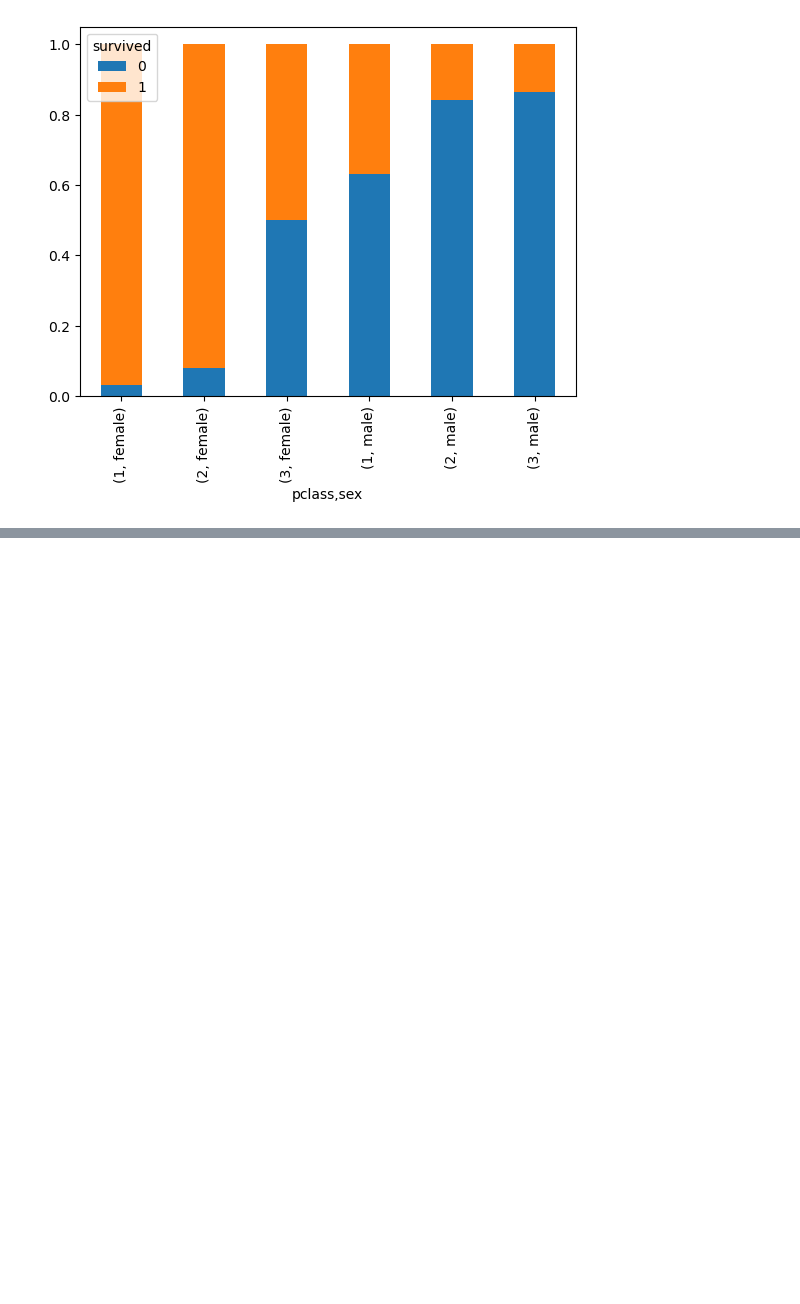
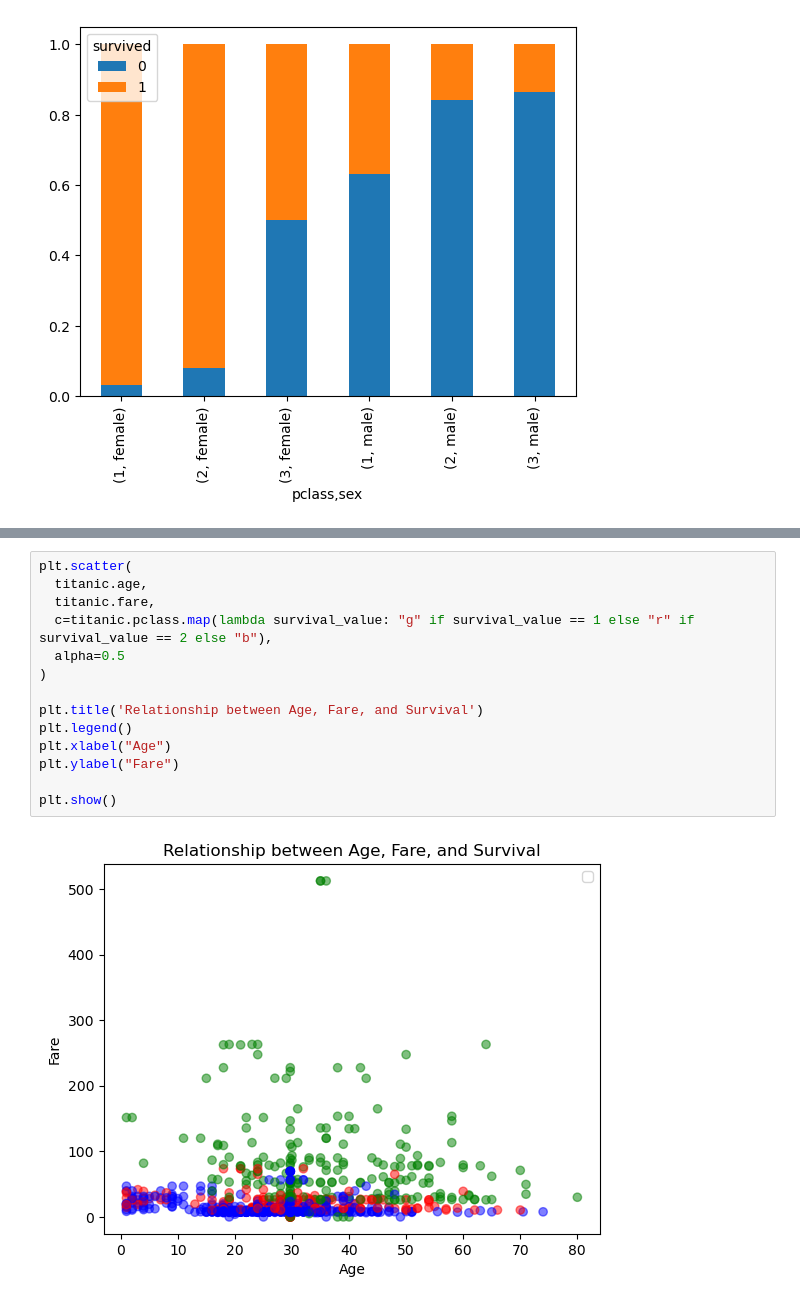
Before and after one commit to rchsantos/nomades_python_programming_langugage, a Jupyter notebook: numpy_pandas/student_exercises/corrections/pandas/titanic/titanic.ipynb, the cells around one changed output, grey strips where cells are left out. Drawn from its saved outputs; the diff is of its cells as text; blank space fills up the shorter version.

```diff
--- a/numpy_pandas/student_exercises/corrections/pandas/titanic/titanic.ipynb
+++ b/numpy_pandas/student_exercises/corrections/pandas/titanic/titanic.ipynb
@@ -226,0 +312,16 @@ titanic.groupby(["pclass", "sex"]).survived\
+# %%
+plt.scatter(
+  titanic.age,
+  titanic.fare,
+  c=titanic.pclass.map(lambda survival_value: "g" if survival_value == 1 else "r" if survival_value == 2 else "b"),
+  alpha=0.5
+)
+
+plt.title('Relationship between Age, Fare, and Survival')
+plt.legend()
+plt.xlabel("Age")
+plt.ylabel("Fare")
+
+plt.show()
+# %% [output]
+[figure, added]
```
Also changed, not shown: parts of 12 cells of this notebook, 20 other files.
